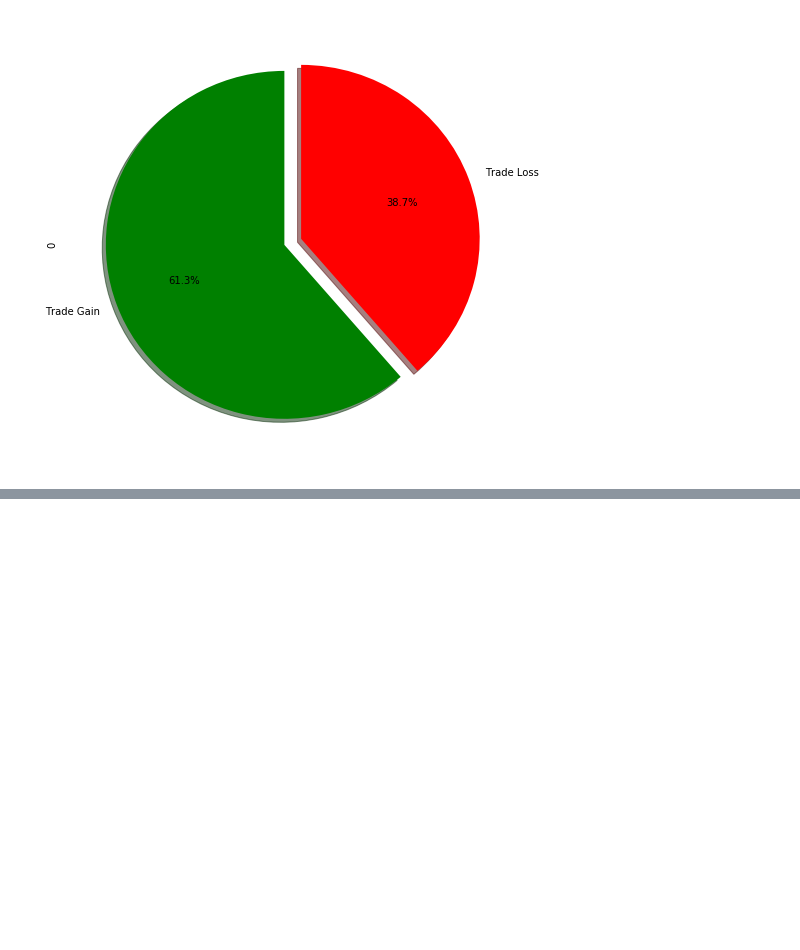
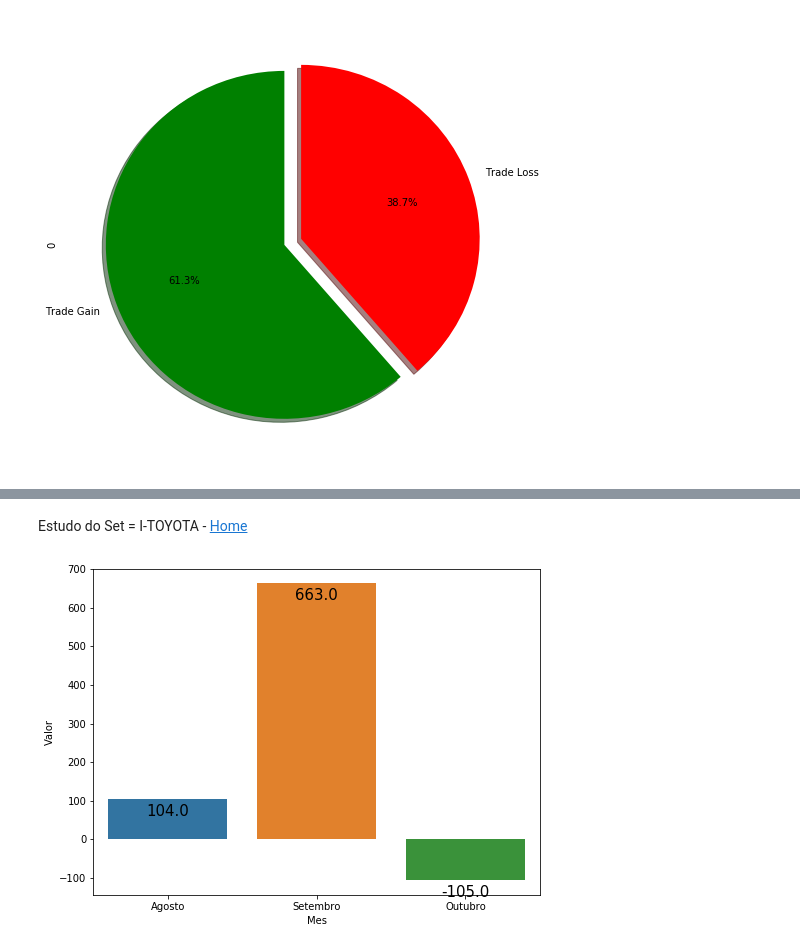
Before and after one commit to JulianotCosta/codetrading, a Jupyter notebook: Analise_Infinity_XP.ipynb, the cells around one changed output, grey strips where cells are left out. Cells and saved outputs as stored; diff of their text form; code cells hidden in the pictures; blank space fills up the shorter version.

```diff
--- a/Analise_Infinity_XP.ipynb
+++ b/Analise_Infinity_XP.ipynb
@@ -269,0 +302,17 @@ array([<matplotlib.axes._subplots.AxesSubplot object at 0x...>],
+# %% [markdown]
+<a id='estudoI-TOYOTA'>Estudo do Set = I-TOYOTA<a/> - <a href='#home'>Home<a/>
+# %%
+subcodecsa2 = codecsa[codecsa['Set'] == ('I-TOYOTA')]
+subcodecsaCMM4 = subcodecsa2.groupby(['Set','Mes'])['Valor'].sum().unstack(fill_value = 0)
+#subcodecsaCMM4.head()
+
+Mes = ["Agosto","Setembro","Outubro"]
+Valor = [subcodecsaCMM4[8].values[0],
+         subcodecsaCMM4[9].values[0],
+         subcodecsaCMM4[10].values[0]]
+df = pd.DataFrame({"Mes":Mes, "Valor":Valor})
+plt.figure(figsize=(8,6))
+splot = sns.barplot(x="Mes", y="Valor", data=df)
+for p in splot.patches: splot.annotate(format(p.get_height(), '.1f'), (p.get_x() + p.get_width() / 2., p.get_height()), ha = 'center', va = 'center', size=15, xytext = (0, -12), textcoords = 'offset points')
+# %% [output]
+[figure, added]
```
Also changed, not shown: parts of 11 cells of this notebook, 1 other file.
